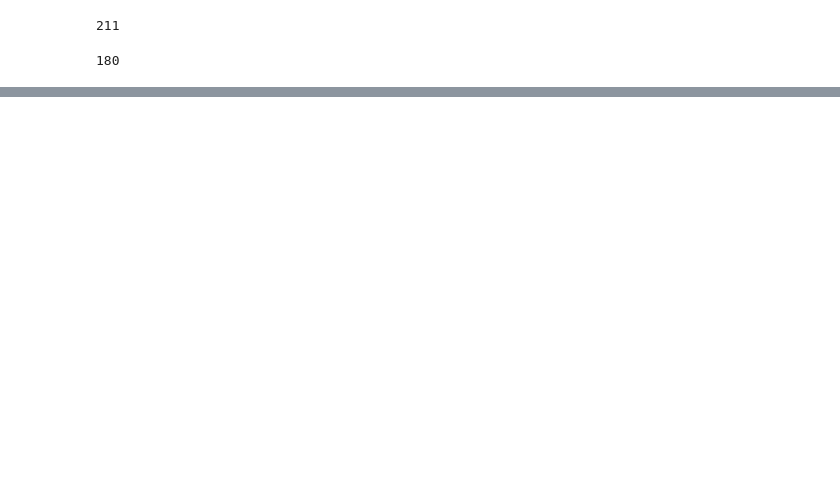
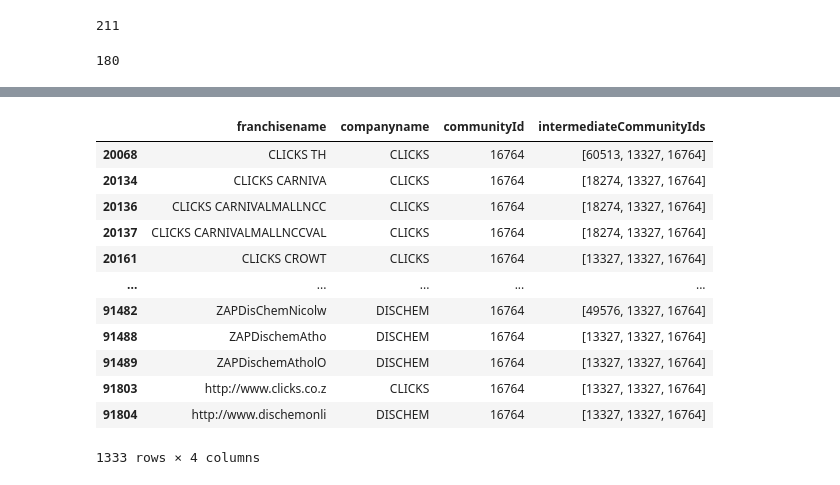
Before and after one commit to ChristoGH/graphing, a Jupyter notebook: neo4j_ds_communityDetection.ipynb, the cells around one changed output, grey strips where cells are left out. Cells and saved outputs as stored; diff of their text form; code cells hidden in the pictures; blank space fills up the shorter version.

```diff
--- a/neo4j_ds_communityDetection.ipynb
+++ b/neo4j_ds_communityDetection.ipynb
@@ -74,0 +118,16 @@ df[df.franchisename=="DIS-CHEM DAINFERN"]
+# %%
+df[df.communityId.isin([16764, 13327])]
+# %% [output]
+|  | franchisename | companyname | communityId | intermediateCommunityIds |
+| 20068 | CLICKS TH | CLICKS | 16764 | [60513, 13327, 16764] |
+| 20134 | CLICKS CARNIVA | CLICKS | 16764 | [18274, 13327, 16764] |
+| 20136 | CLICKS CARNIVALMALLNCC | CLICKS | 16764 | [18274, 13327, 16764] |
+| 20137 | CLICKS CARNIVALMALLNCCVAL | CLICKS | 16764 | [18274, 13327, 16764] |
+| 20161 | CLICKS CROWT | CLICKS | 16764 | [13327, 13327, 16764] |
+| ... | ... | ... | ... | ... |
+| 91482 | ZAPDisChemNicolw | DISCHEM | 16764 | [49576, 13327, 16764] |
+| 91488 | ZAPDischemAtho | DISCHEM | 16764 | [13327, 13327, 16764] |
+| 91489 | ZAPDischemAtholO | DISCHEM | 16764 | [13327, 13327, 16764] |
+| 91803 | http://www.clicks.co.z | CLICKS | 16764 | [13327, 13327, 16764] |
+| 91804 | http://www.dischemonli | DISCHEM | 16764 | [13327, 13327, 16764] |
+1333 rows × 4 columns
```
Also changed, not shown: parts of 9 cells of this notebook, 23 other files.
